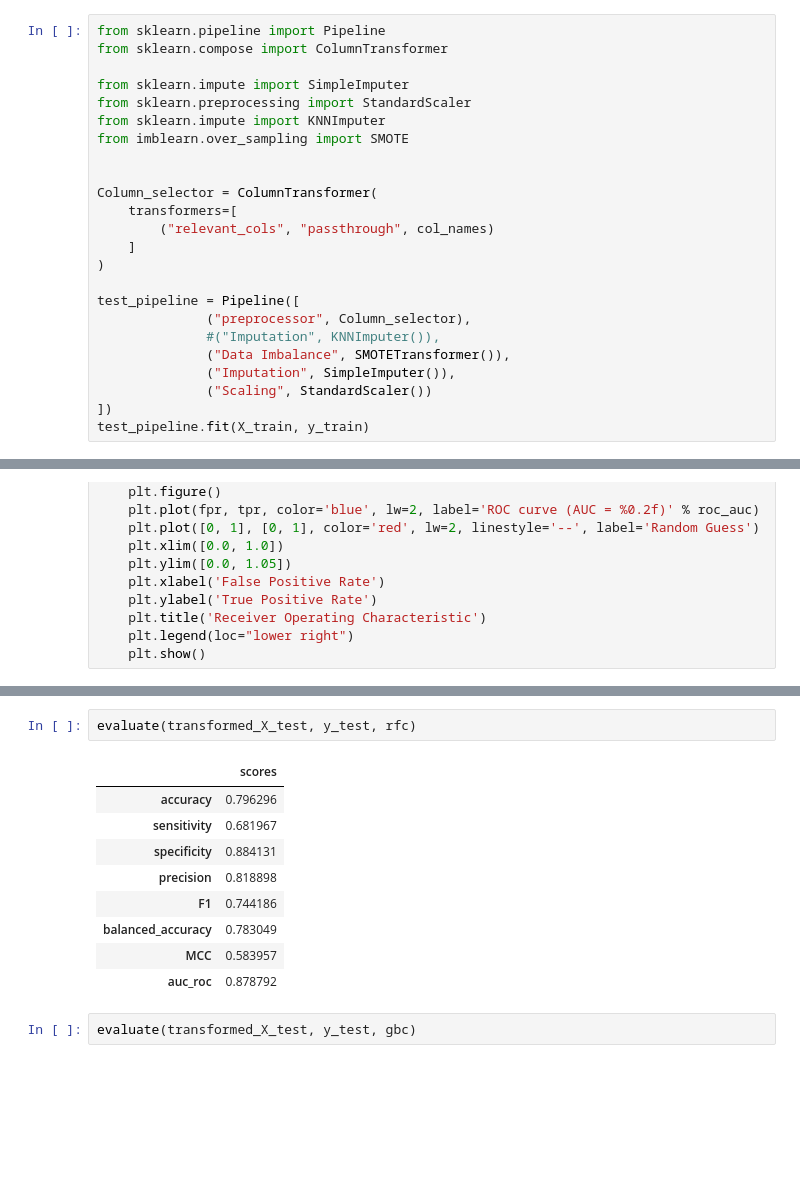
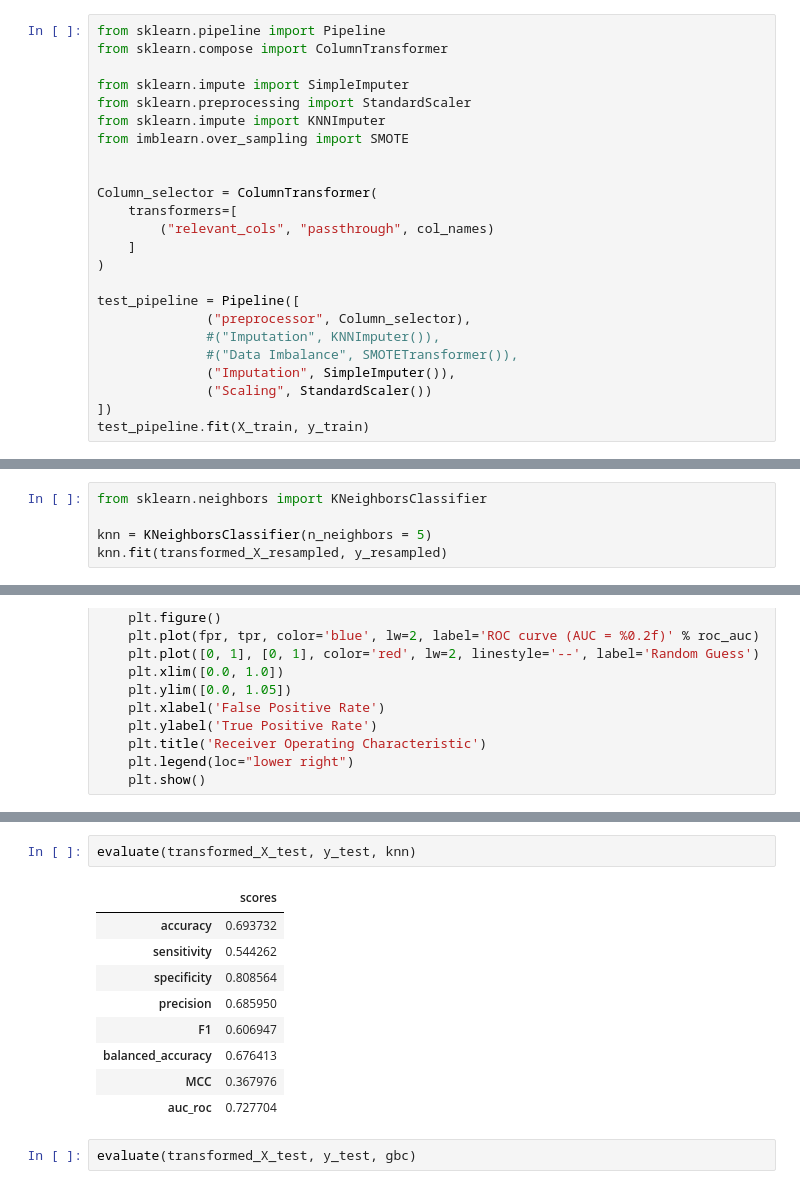
Before and after one commit to EugeneLamptey/VP16, a Jupyter notebook: feature_engineering_with_mordred.ipynb, the cells around one changed output, grey strips where cells are left out. Saved outputs shown, nothing was run; the diff lists cells and outputs as text; blank space fills up the shorter version.

```diff
--- a/feature_engineering_with_mordred.ipynb
+++ b/feature_engineering_with_mordred.ipynb
@@ -808,7 +790,7 @@ Column_selector = ColumnTransformer(
 test_pipeline = Pipeline([
               ("preprocessor", Column_selector),
               #("Imputation", KNNImputer()),
-              ("Data Imbalance", SMOTETransformer()),
+              #("Data Imbalance", SMOTETransformer()),
               ("Imputation", SimpleImputer()),
               ("Scaling", StandardScaler())
 ])
@@ -844,2 +841,7 @@ rfc.fit(transformed_X_train, y_train)
 # %% [output]
 RandomForestClassifier()
+# %%
+from sklearn.neighbors import KNeighborsClassifier
+
+knn = KNeighborsClassifier(n_neighbors = 5)
+knn.fit(transformed_X_resampled, y_resampled)
@@ -942,15 +946,15 @@ evaluate(transformed_X_test, y_test, rfc)
 # %%
-evaluate(transformed_X_test, y_test, rfc)
+evaluate(transformed_X_test, y_test, knn)
 # %% [output]
 |  | scores |
-| accuracy | 0.796296 |
-| sensitivity | 0.681967 |
-| specificity | 0.884131 |
-| precision | 0.818898 |
-| F1 | 0.744186 |
-| balanced_accuracy | 0.783049 |
-| MCC | 0.583957 |
-| auc_roc | 0.878792 |
+| accuracy | 0.693732 |
+| sensitivity | 0.544262 |
+| specificity | 0.808564 |
+| precision | 0.685950 |
+| F1 | 0.606947 |
+| balanced_accuracy | 0.676413 |
+| MCC | 0.367976 |
+| auc_roc | 0.727704 |
 # %%
 evaluate(transformed_X_test, y_test, gbc)
 # %% [output]
```
Also changed, not shown: parts of 14 cells of this notebook.
